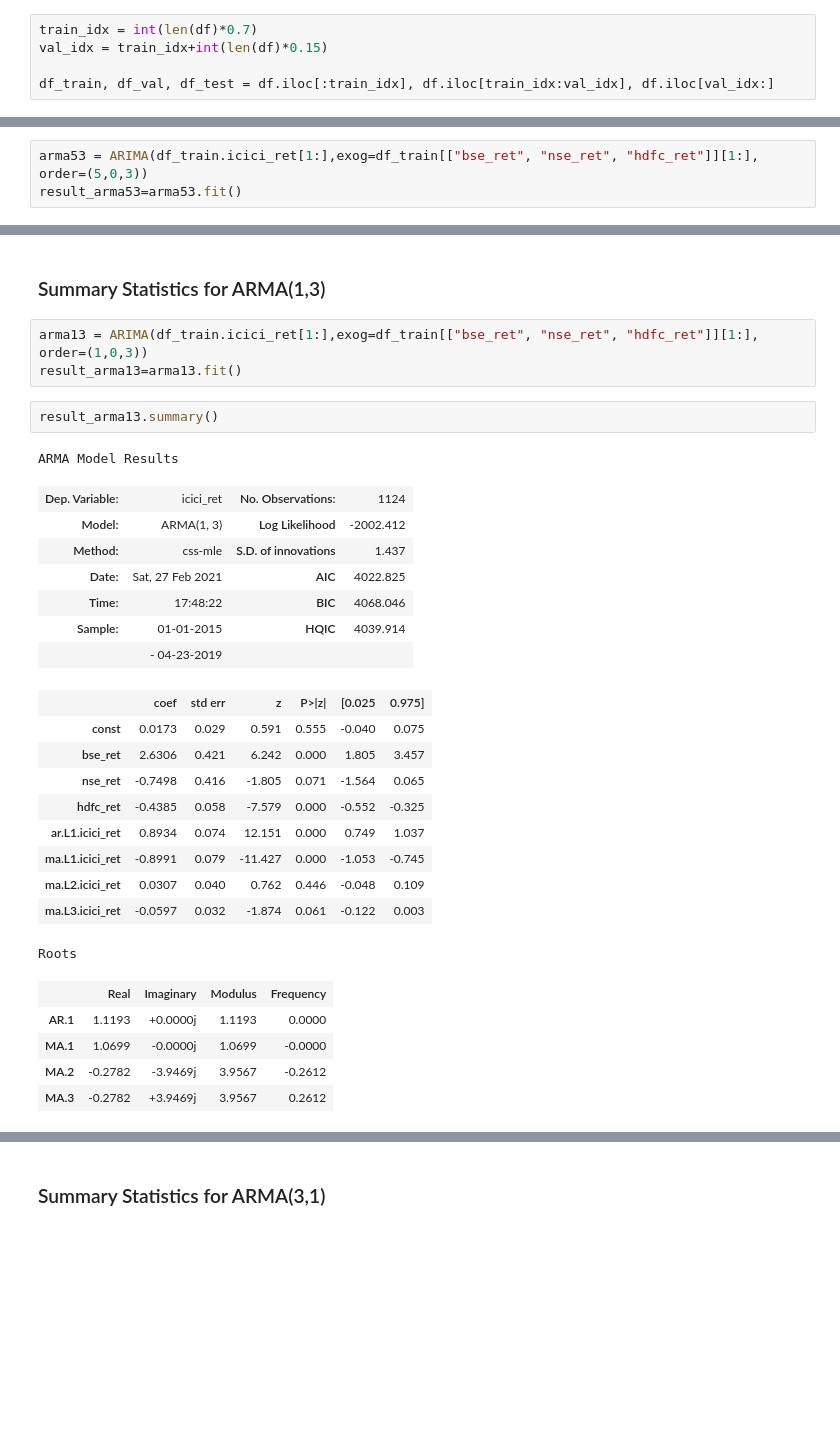
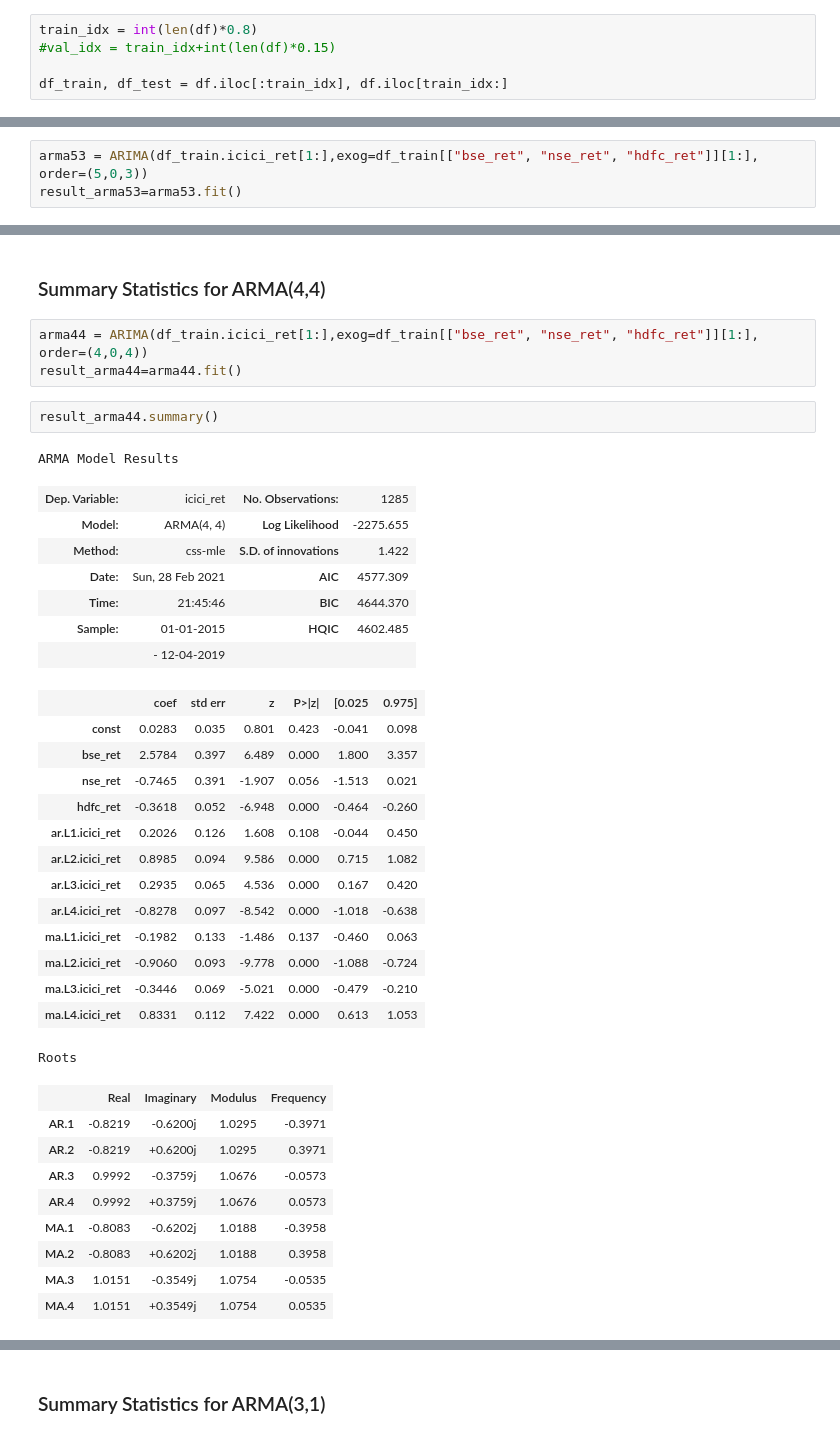
Before and after one commit to sid781/TimeSeriesForecasting, a Jupyter notebook: Forecasting.ipynb, the cells around one changed output, grey strips where cells are left out. Drawn from its saved outputs; the diff is of its cells as text; blank space fills up the shorter version.

```diff
--- a/Forecasting.ipynb
+++ b/Forecasting.ipynb
@@ -60,10 +60,10 @@ df.head()
 # %% [markdown]
 ### Train-Test Split
 # %%
-train_idx = int(len(df)*0.7)
-val_idx = train_idx+int(len(df)*0.15)
+train_idx = int(len(df)*0.8)
+#val_idx = train_idx+int(len(df)*0.15)
 
-df_train, df_val, df_test = df.iloc[:train_idx], df.iloc[train_idx:val_idx], df.iloc[val_idx:]
+df_train, df_test = df.iloc[:train_idx], df.iloc[train_idx:]
 # %%
 df_train.tail()
 # %% [output]
@@ -382,31 +402,39 @@ ARMA(5,3) is not significantly different from ARMA(6,3) so simpler model is bett
 # %% [markdown]
-### Summary Statistics for ARMA(1,3)
+### Summary Statistics for ARMA(4,4)
 # %%
-arma13 = ARIMA(df_train.icici_ret[1:],exog=df_train[["bse_ret", "nse_ret", "hdfc_ret"]][1:], order=(1,0,3))
-result_arma13=arma13.fit()
+arma44 = ARIMA(df_train.icici_ret[1:],exog=df_train[["bse_ret", "nse_ret", "hdfc_ret"]][1:], order=(4,0,4))
+result_arma44=arma44.fit()
 # %%
-result_arma13.summary()
+result_arma44.summary()
 # %% [output]
 ARMA Model Results
-| Dep. Variable: | icici_ret | No. Observations: | 1124 |
-| Model: | ARMA(1, 3) | Log Likelihood | -2002.412 |
-| Method: | css-mle | S.D. of innovations | 1.437 |
-| Date: | Sat, 27 Feb 2021 | AIC | 4022.825 |
-| Time: | 17:48:22 | BIC | 4068.046 |
-| Sample: | 01-01-2015 | HQIC | 4039.914 |
-|  | - 04-23-2019 |  |  |
+| Dep. Variable: | icici_ret | No. Observations: | 1285 |
+| Model: | ARMA(4, 4) | Log Likelihood | -2275.655 |
+| Method: | css-mle | S.D. of innovations | 1.422 |
+| Date: | Sun, 28 Feb 2021 | AIC | 4577.309 |
+| Time: | 21:45:46 | BIC | 4644.370 |
+| Sample: | 01-01-2015 | HQIC | 4602.485 |
+|  | - 12-04-2019 |  |  |
 |  | coef | std err | z | P>|z| | [0.025 | 0.975] |
-| const | 0.0173 | 0.029 | 0.591 | 0.555 | -0.040 | 0.075 |
-| bse_ret | 2.6306 | 0.421 | 6.242 | 0.000 | 1.805 | 3.457 |
-| nse_ret | -0.7498 | 0.416 | -1.805 | 0.071 | -1.564 | 0.065 |
-| hdfc_ret | -0.4385 | 0.058 | -7.579 | 0.000 | -0.552 | -0.325 |
-| ar.L1.icici_ret | 0.8934 | 0.074 | 12.151 | 0.000 | 0.749 | 1.037 |
-| ma.L1.icici_ret | -0.8991 | 0.079 | -11.427 | 0.000 | -1.053 | -0.745 |
-| ma.L2.icici_ret | 0.0307 | 0.040 | 0.762 | 0.446 | -0.048 | 0.109 |
-| ma.L3.icici_ret | -0.0597 | 0.032 | -1.874 | 0.061 | -0.122 | 0.003 |
+| const | 0.0283 | 0.035 | 0.801 | 0.423 | -0.041 | 0.098 |
+| bse_ret | 2.5784 | 0.397 | 6.489 | 0.000 | 1.800 | 3.357 |
+| nse_ret | -0.7465 | 0.391 | -1.907 | 0.056 | -1.513 | 0.021 |
+| hdfc_ret | -0.3618 | 0.052 | -6.948 | 0.000 | -0.464 | -0.260 |
+| ar.L1.icici_ret | 0.2026 | 0.126 | 1.608 | 0.108 | -0.044 | 0.450 |
+| ar.L2.icici_ret | 0.8985 | 0.094 | 9.586 | 0.000 | 0.715 | 1.082 |
+| ar.L3.icici_ret | 0.2935 | 0.065 | 4.536 | 0.000 | 0.167 | 0.420 |
+| ar.L4.icici_ret | -0.8278 | 0.097 | -8.542 | 0.000 | -1.018 | -0.638 |
+| ma.L1.icici_ret | -0.1982 | 0.133 | -1.486 | 0.137 | -0.460 | 0.063 |
+| ma.L2.icici_ret | -0.9060 | 0.093 | -9.778 | 0.000 | -1.088 | -0.724 |
+| ma.L3.icici_ret | -0.3446 | 0.069 | -5.021 | 0.000 | -0.479 | -0.210 |
+| ma.L4.icici_ret | 0.8331 | 0.112 | 7.422 | 0.000 | 0.613 | 1.053 |
 Roots
 |  | Real | Imaginary | Modulus | Frequency |
-| AR.1 | 1.1193 | +0.0000j | 1.1193 | 0.0000 |
-| MA.1 | 1.0699 | -0.0000j | 1.0699 | -0.0000 |
-| MA.2 | -0.2782 | -3.9469j | 3.9567 | -0.2612 |
-| MA.3 | -0.2782 | +3.9469j | 3.9567 | 0.2612 |
+| AR.1 | -0.8219 | -0.6200j | 1.0295 | -0.3971 |
+| AR.2 | -0.8219 | +0.6200j | 1.0295 | 0.3971 |
+| AR.3 | 0.9992 | -0.3759j | 1.0676 | -0.0573 |
+| AR.4 | 0.9992 | +0.3759j | 1.0676 | 0.0573 |
+| MA.1 | -0.8083 | -0.6202j | 1.0188 | -0.3958 |
+| MA.2 | -0.8083 | +0.6202j | 1.0188 | 0.3958 |
+| MA.3 | 1.0151 | -0.3549j | 1.0754 | -0.0535 |
+| MA.4 | 1.0151 | +0.3549j | 1.0754 | 0.0535 |
```
Also changed, not shown: parts of 69 cells of this notebook, 22 other files.
